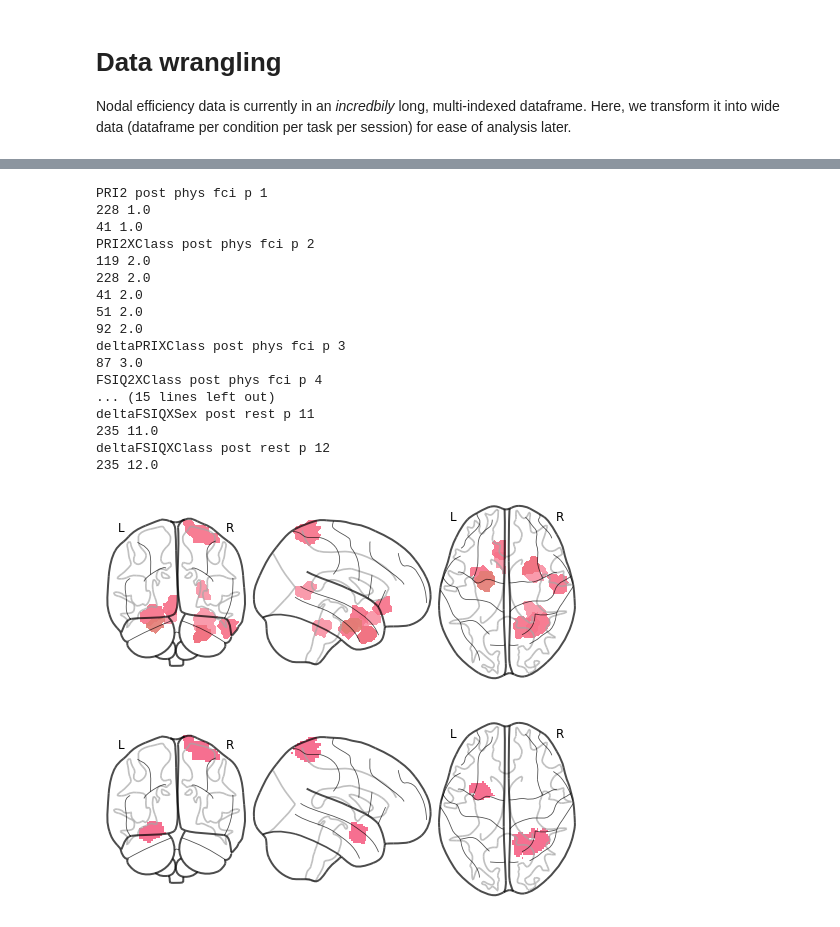
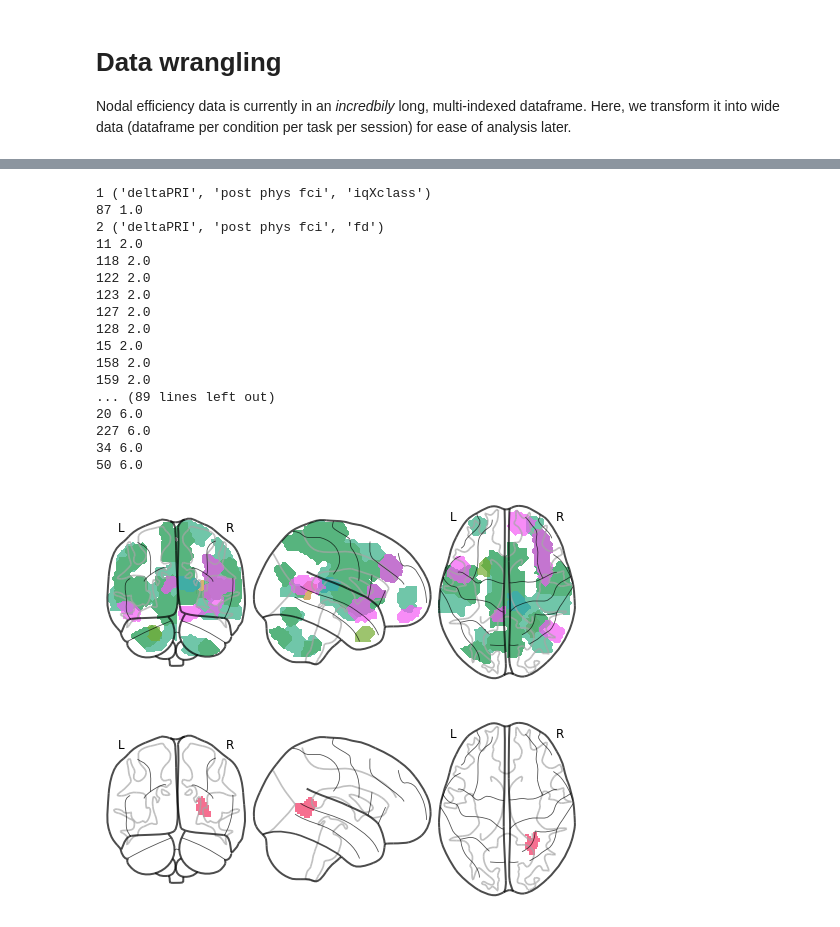
Before and after one commit to 62442katieb/IDConn, a Jupyter notebook: notebooks/poststats_nodal_efficiency.ipynb, the cells around one changed output, grey strips where cells are left out. Drawn from its saved outputs; the diff is of its cells as text; code cells hidden in the pictures.

```diff
--- a/notebooks/poststats_nodal_efficiency.ipynb
+++ b/notebooks/poststats_nodal_efficiency.ipynb
@@ -396,4 +662,0 @@ for key in effs.keys():
-# %%
-for key in sig.keys():
-    if sig[key] > 1.:
-        print(key, sig[key])
@@ -412,0 +663,5 @@ delta (IQXClass): FSIQ, post rest 1.126339393095986
+# %%
+sig = {}
+nodaleff_sig = pd.DataFrame(index=conns)
+index = pd.MultiIndex.from_product([iqs, effs.keys(), variables])
+params = pd.DataFrame(index=index, columns=['max nlog(p)', 'max t', 'nodes'])
@@ -412,0 +742,2 @@ delta (IQXClass): FSIQ, post rest 1.126339393095986
+# %%
+params.dropna(how='all', inplace=True)
@@ -415,8 +767,8 @@ nodaleff_sig.to_csv(join(sink_dir, 'local_efficiency_iq_sig_all.csv'))
 # %%
-n_col = int(len(nodaleff_sig.columns)/2) + 1
-interval = 1 / n_col
-husl_pal = sns.husl_palette(n_colors=int(n_col))
-husl_cmap = LinearSegmentedColormap.from_list(husl_pal, husl_pal, N=int(n_col))
+n_map = int(len(params[params['max nlog(p)'] > 1].index)) + 1
+interval = 1 / n_map
+husl_pal = sns.husl_palette(n_colors=n_map, h=interval)
+husl_cmap = LinearSegmentedColormap.from_list(husl_pal, husl_pal, N=n_map)
 sns.palplot(husl_pal)
 
 crayons_l = sns.crayon_palette(['Vivid Tangerine', 'Cornflower'])
@@ -433,60 +785,61 @@ empty_roi = empty_nii.get_fdata() * 0
 empty = nib.Nifti1Image(empty_roi, empty_nii.affine)
 g = plot_glass_brain(empty, colorbar=False, vmin=0.5, vmax=n_col)
 i = 0
 
-for column in nodaleff_sig.columns:
-    if column[-1] == 'p':
+
+for var in params.index:
+    if params.loc[var]['max nlog(p)'] > 1:
         i += 1
-        husl_pal = sns.husl_palette(h=(interval*i), n_colors=int(n_col))
+        husl_pal = sns.husl_palette(h=interval * i, n_colors=n_map)
         rois = None
-        print(column, i)
+        print(i, var)
         corr_nodes = []
-        tvals = nodaleff_sig[nodaleff_sig[column] > 1]['{0}t'.format(column[:-1])]
-        nodes = tvals.index
+        #tvals = params.loc[i]['max t']
+        nodes = params.loc[var]['nodes']
         corr_nodes.append(int(nodes[0].strip('lEff')))
         roi_nifti = nib.load(join(roi_dir,'roi{0}.nii.gz'.format(int(nodes[0].strip('lEff')))))
         roi = roi_nifti.get_fdata()
         rois = (roi * i)
         print(int(nodes[0].strip('lEff')), np.max(rois))
         if len(nodes) > 1:
             for node in nodes[1:]:
                 corr_nodes.append(int(node.strip('lEff')))
                 roi_nifti = nib.load(join(roi_dir,'roi{0}.nii.gz'.format(int(node.strip('lEff')))))
                 roi = roi_nifti.get_fdata()
                 rois += (roi * i)
                 print(int(node.strip('lEff')), np.max(rois))
         else:
             pass
-        np.savetxt(join(fig_dir, '{1}-{0}.txt'.format(column, i)), corr_nodes, delimiter=',')
+        np.savetxt(join(fig_dir, '{1}-{0}.txt'.format(i, var)), corr_nodes, delimiter=',')
         rois_nifti = nib.Nifti1Image(rois, roi_nifti.affine)
-        rois_nifti.to_filename(join(data_dir, 'output/local_efficiency', '{0}_nodes.nii.gz'.format(column)))
+        rois_nifti.to_filename(join(data_dir, 'output/local_efficiency', '{0}_nodes.nii.gz'.format(var)))
         h = plot_glass_brain(rois_nifti, cmap=LinearSegmentedColormap.from_list(husl_pal, husl_pal, N=3))
-        h.savefig(join(fig_dir, '{0}-{1}_ROIs.png'.format(i, column)), dpi=300)
+        h.savefig(join(fig_dir, '{0}-{1}_ROIs.png'.format(i, var)), dpi=300)
 
-        husl_pal = sns.husl_palette(n_colors=int(n_col))
+        husl_pal = sns.husl_palette(n_colors=int(n_map), h=interval*i)
         g.add_contours(rois_nifti, colors=husl_pal, filled=True, alpha=0.7)
 
     else:
         pass
 
-g.savefig(join(fig_dir, 'LEffXIQ_ROIs-rest.png'), dpi=300)
+g.savefig(join(fig_dir, 'LEffXIQ_ROIs.png'), dpi=300)
 # %% [output]
-PRI2 post phys fci p 1
-228 1.0
-41 1.0
-PRI2XClass post phys fci p 2
-119 2.0
-228 2.0
-41 2.0
-51 2.0
-92 2.0
-deltaPRIXClass post phys fci p 3
-87 3.0
-FSIQ2XClass post phys fci p 4
-... (15 lines left out)
-deltaFSIQXSex post rest p 11
-235 11.0
-deltaFSIQXClass post rest p 12
-235 12.0
+1 ('deltaPRI', 'post phys fci', 'iqXclass')
+87 1.0
+2 ('deltaPRI', 'post phys fci', 'fd')
+11 2.0
+118 2.0
+122 2.0
+123 2.0
+127 2.0
+128 2.0
+15 2.0
+158 2.0
+159 2.0
+... (89 lines left out)
+20 6.0
+227 6.0
+34 6.0
+50 6.0
-[figure, old version]
+[figure, new version]
-[figure, old version]
+[figure, new version]
```
Also changed, not shown: parts of 38 cells of this notebook, 15 other files.
